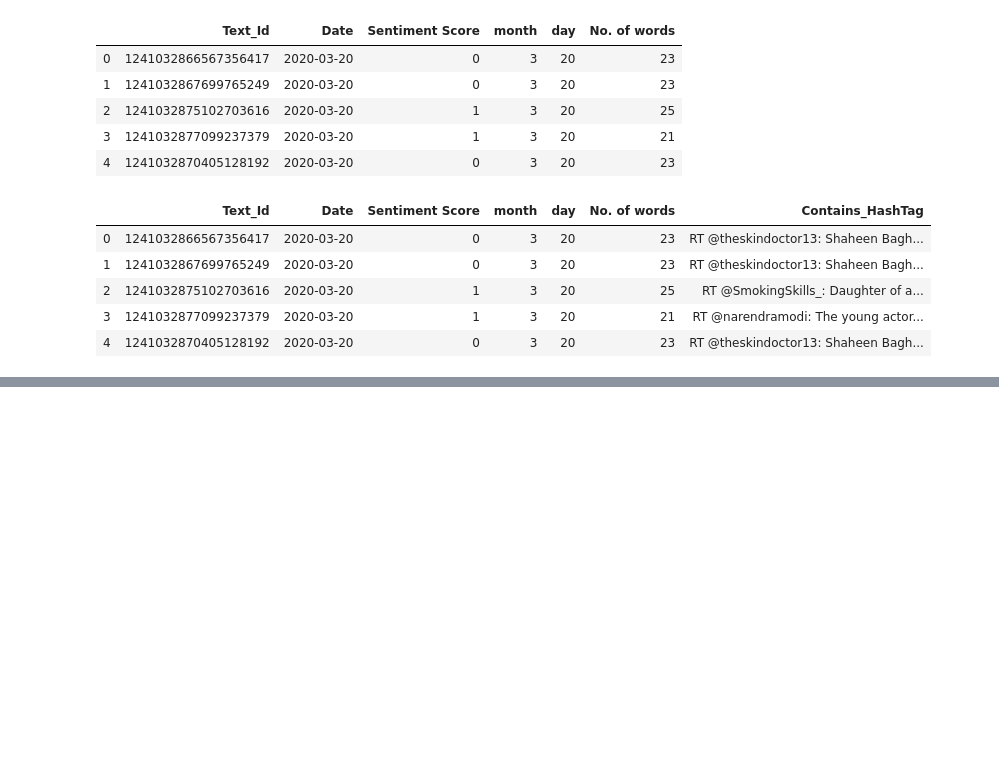
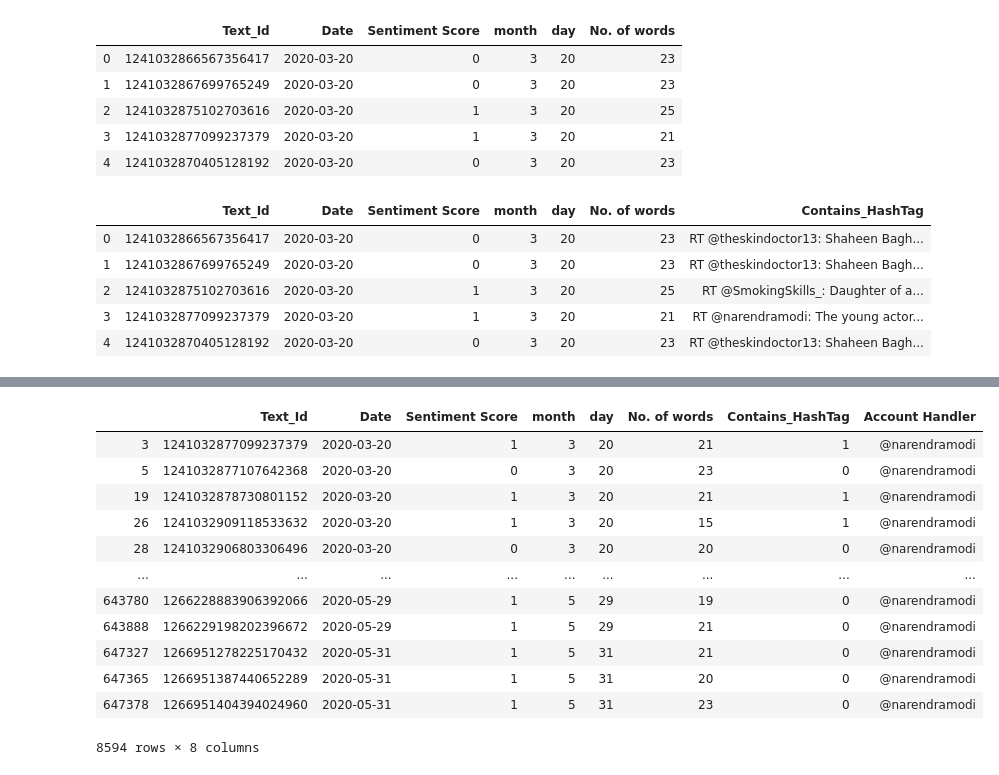
Before and after one commit to amandeep-singh-12/Covid-19-Sentiment-Analysis, a Jupyter notebook: COVID-19-tweet_sentiment_analysis.ipynb, the cells around one changed output, grey strips where cells are left out. Cells and saved outputs as stored; diff of their text form; code cells hidden in the pictures; blank space fills up the shorter version.

Commit message:
Added a code snippet to find tweets of a tweet handler

```diff
--- a/COVID-19-tweet_sentiment_analysis.ipynb
+++ b/COVID-19-tweet_sentiment_analysis.ipynb
@@ -300,0 +295,4 @@ df1.head()
+# %%
+df1['Account Handler'] = df['Text']
+df1['Account Handler'] = df1['Account Handler'].apply(lambda x : x.split(':')[0].replace('RT' , '').replace(' ' , ''))
+df1.head()
@@ -300,0 +306,17 @@ df1.head()
+# %%
+account_handler_name = '@narendramodi'
+df1[ df1['Account Handler'] == account_handler_name ]
+# %% [output]
+|  | Text_Id | Date | Sentiment Score | month | day | No. of words | Contains_HashTag | Account Handler |
+| 3 | 1241032877099237379 | 2020-03-20 | 1 | 3 | 20 | 21 | 1 | @narendramodi |
+| 5 | 1241032877107642368 | 2020-03-20 | 0 | 3 | 20 | 23 | 0 | @narendramodi |
+| 19 | 1241032878730801152 | 2020-03-20 | 1 | 3 | 20 | 21 | 1 | @narendramodi |
+| 26 | 1241032909118533632 | 2020-03-20 | 1 | 3 | 20 | 15 | 1 | @narendramodi |
+| 28 | 1241032906803306496 | 2020-03-20 | 0 | 3 | 20 | 20 | 0 | @narendramodi |
+| ... | ... | ... | ... | ... | ... | ... | ... | ... |
+| 643780 | 1266228883906392066 | 2020-05-29 | 1 | 5 | 29 | 19 | 0 | @narendramodi |
+| 643888 | 1266229198202396672 | 2020-05-29 | 1 | 5 | 29 | 21 | 0 | @narendramodi |
+| 647327 | 1266951278225170432 | 2020-05-31 | 1 | 5 | 31 | 21 | 0 | @narendramodi |
+| 647365 | 1266951387440652289 | 2020-05-31 | 1 | 5 | 31 | 20 | 0 | @narendramodi |
+| 647378 | 1266951404394024960 | 2020-05-31 | 1 | 5 | 31 | 23 | 0 | @narendramodi |
+8594 rows × 8 columns
```
Also changed, not shown: parts of 9 cells of this notebook.
